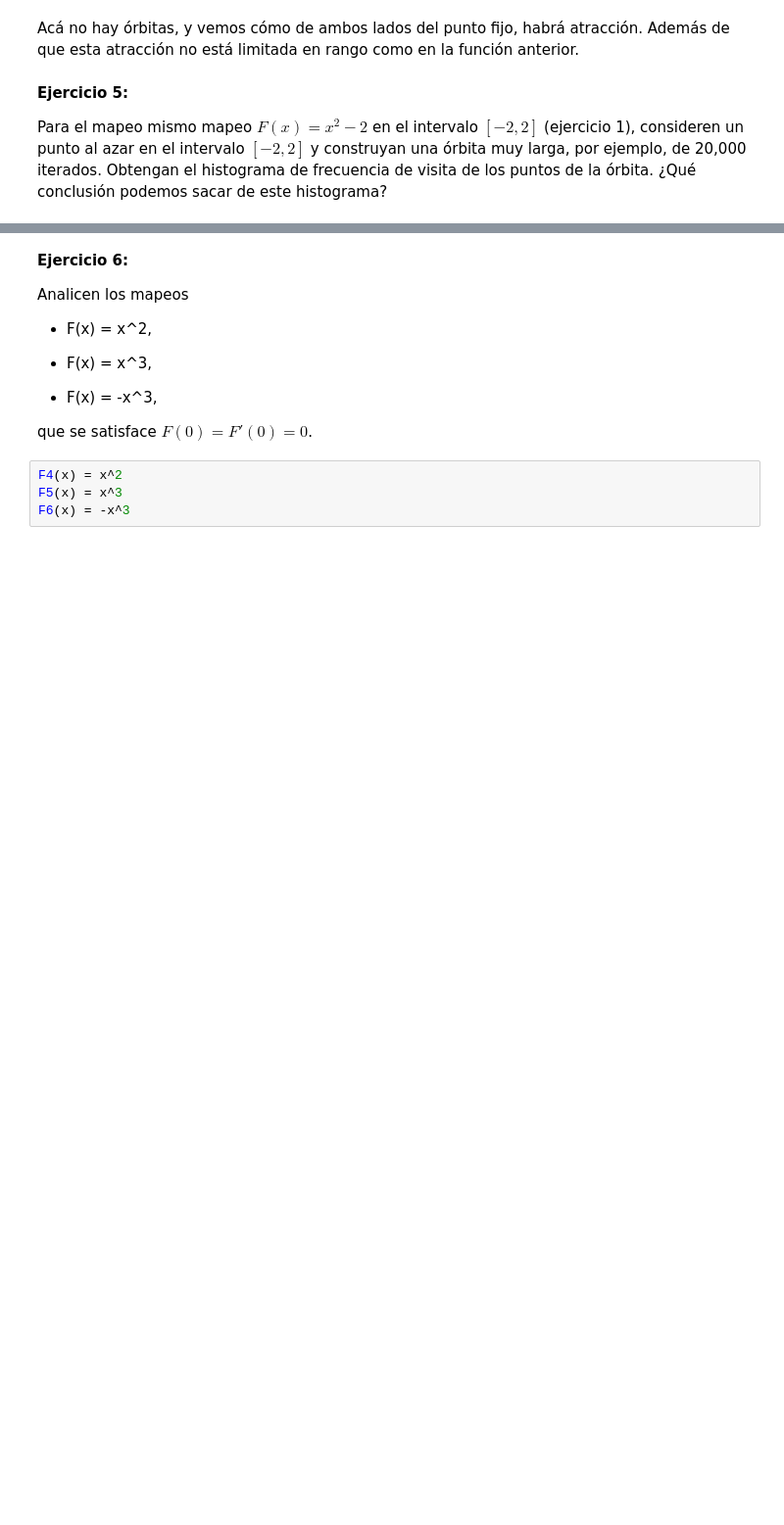
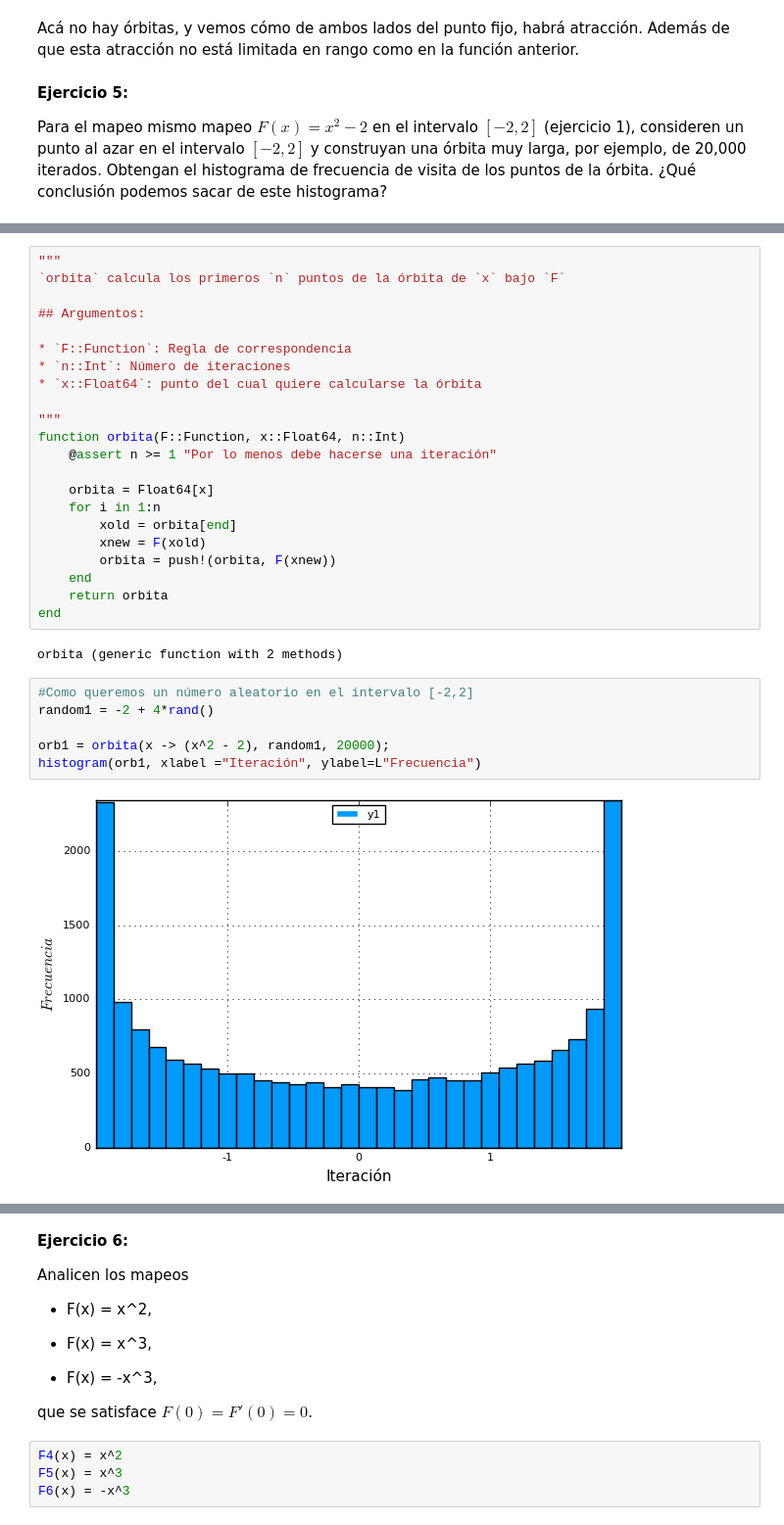
Before and after one commit to lbenet/2017-1_TSFisComp, a Jupyter notebook: tareas/danmarurr/Tarea3/Tarea3.ipynb, the cells around one changed output, grey strips where cells are left out. Shown at 98% size. Drawn from its saved outputs; the diff is of its cells as text; blank space fills up the shorter version.

```diff
--- a/tareas/danmarurr/Tarea3/Tarea3.ipynb
+++ b/tareas/danmarurr/Tarea3/Tarea3.ipynb
@@ -308,0 +351,32 @@ WARNING: _writemime is not defined for this backend. m=text/plain
+# %%
+"""
+`orbita` calcula los primeros `n` puntos de la órbita de `x` bajo `F`
+
+## Argumentos:
+
+* `F::Function`: Regla de correspondencia
+* `n::Int`: Número de iteraciones
+* `x::Float64`: punto del cual quiere calcularse la órbita
+
+"""
+function orbita(F::Function, x::Float64, n::Int)
+    @assert n >= 1 "Por lo menos debe hacerse una iteración"
+
+    orbita = Float64[x]
+    for i in 1:n
+        xold = orbita[end]
+        xnew = F(xold)
+        orbita = push!(orbita, F(xnew))
+    end
+    return orbita
+end
+# %% [output]
+orbita (generic function with 2 methods)
+# %%
+#Como queremos un número aleatorio en el intervalo [-2,2]
+random1 = -2 + 4*rand()
+
+orb1 = orbita(x -> (x^2 - 2), random1, 20000);
+histogram(orb1, xlabel ="Iteración", ylabel=L"Frecuencia")
+# %% [output]
+[figure, added]
```
Also changed, not shown: parts of 16 cells of this notebook.
